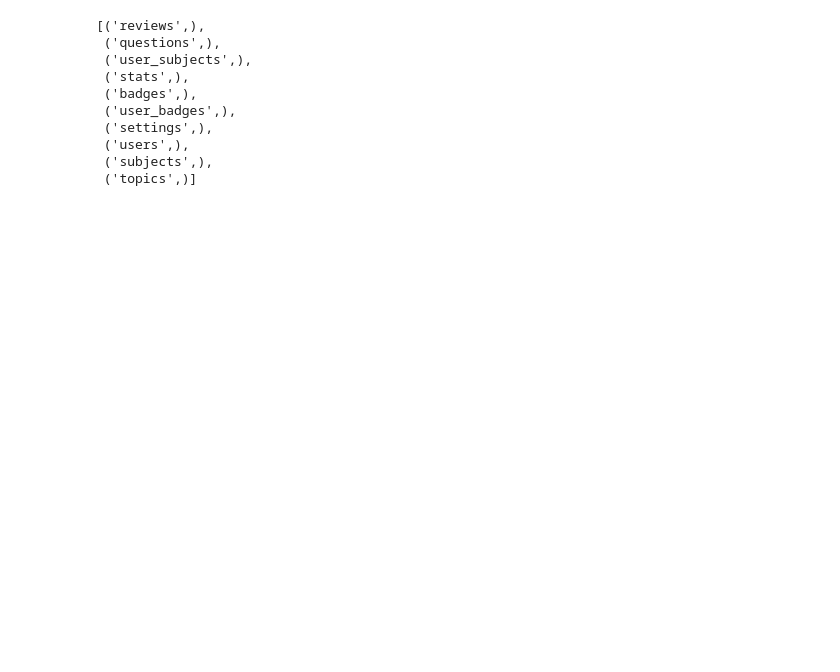
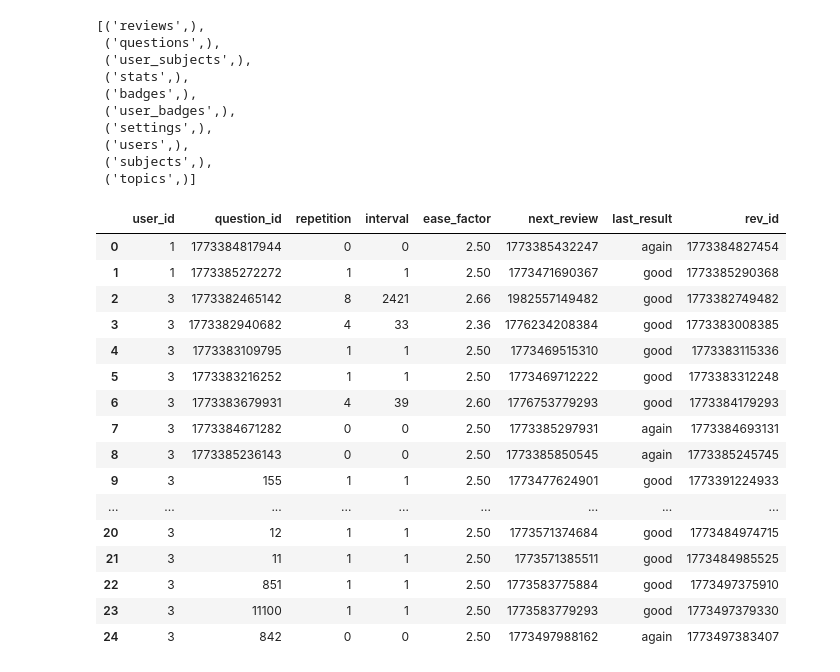
Before and after one commit to aimldlprojects/quizwiz, a Jupyter notebook: server/testing.ipynb, the cells around one changed output. Cells and saved outputs as stored; diff of their text form; code cells hidden in the pictures; blank space fills up the shorter version.

```diff
--- a/server/testing.ipynb
+++ b/server/testing.ipynb
@@ -30,3 +30,23 @@ tables
  ('users',),
  ('subjects',),
  ('topics',)]
+# %%
+fetch_table_df('reviews', 100)
+# %% [output]
+|  | user_id | question_id | repetition | interval | ease_factor | next_review | last_result | rev_id |
+| 0 | 1 | 1773384817944 | 0 | 0 | 2.50 | 1773385432247 | again | 1773384827454 |
+| 1 | 1 | 1773385272272 | 1 | 1 | 2.50 | 1773471690367 | good | 1773385290368 |
+| 2 | 3 | 1773382465142 | 8 | 2421 | 2.66 | 1982557149482 | good | 1773382749482 |
+| 3 | 3 | 1773382940682 | 4 | 33 | 2.36 | 1776234208384 | good | 1773383008385 |
+| 4 | 3 | 1773383109795 | 1 | 1 | 2.50 | 1773469515310 | good | 1773383115336 |
+| 5 | 3 | 1773383216252 | 1 | 1 | 2.50 | 1773469712222 | good | 1773383312248 |
+| 6 | 3 | 1773383679931 | 4 | 39 | 2.60 | 1776753779293 | good | 1773384179293 |
+| 7 | 3 | 1773384671282 | 0 | 0 | 2.50 | 1773385297931 | again | 1773384693131 |
+| 8 | 3 | 1773385236143 | 0 | 0 | 2.50 | 1773385850545 | again | 1773385245745 |
+| 9 | 3 | 155 | 1 | 1 | 2.50 | 1773477624901 | good | 1773391224933 |
+| ... | ... | ... | ... | ... | ... | ... | ... | ... |
+| 20 | 3 | 12 | 1 | 1 | 2.50 | 1773571374684 | good | 1773484974715 |
+| 21 | 3 | 11 | 1 | 1 | 2.50 | 1773571385511 | good | 1773484985525 |
+| 22 | 3 | 851 | 1 | 1 | 2.50 | 1773583775884 | good | 1773497375910 |
+| 23 | 3 | 11100 | 1 | 1 | 2.50 | 1773583779293 | good | 1773497379330 |
+| 24 | 3 | 842 | 0 | 0 | 2.50 | 1773497988162 | again | 1773497383407 |
```
Also changed, not shown: parts of 11 cells of this notebook, 9 other files.
